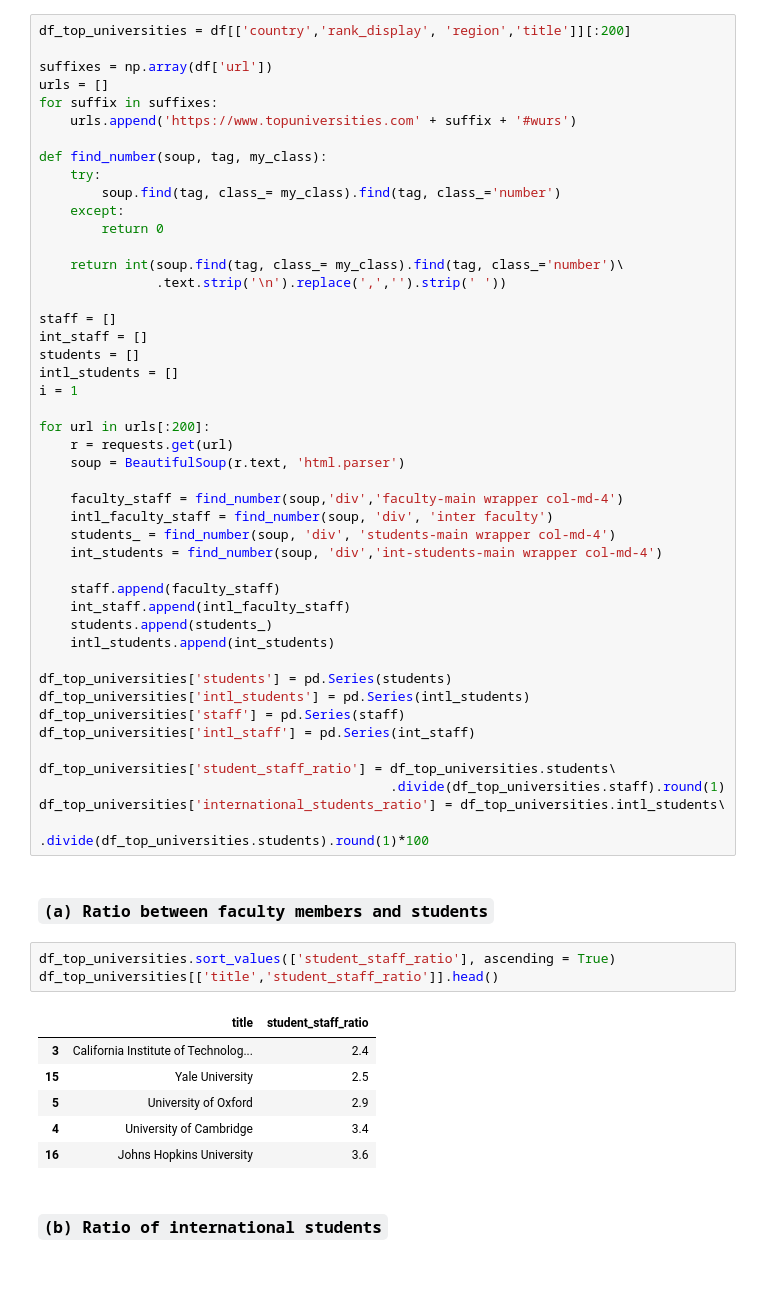
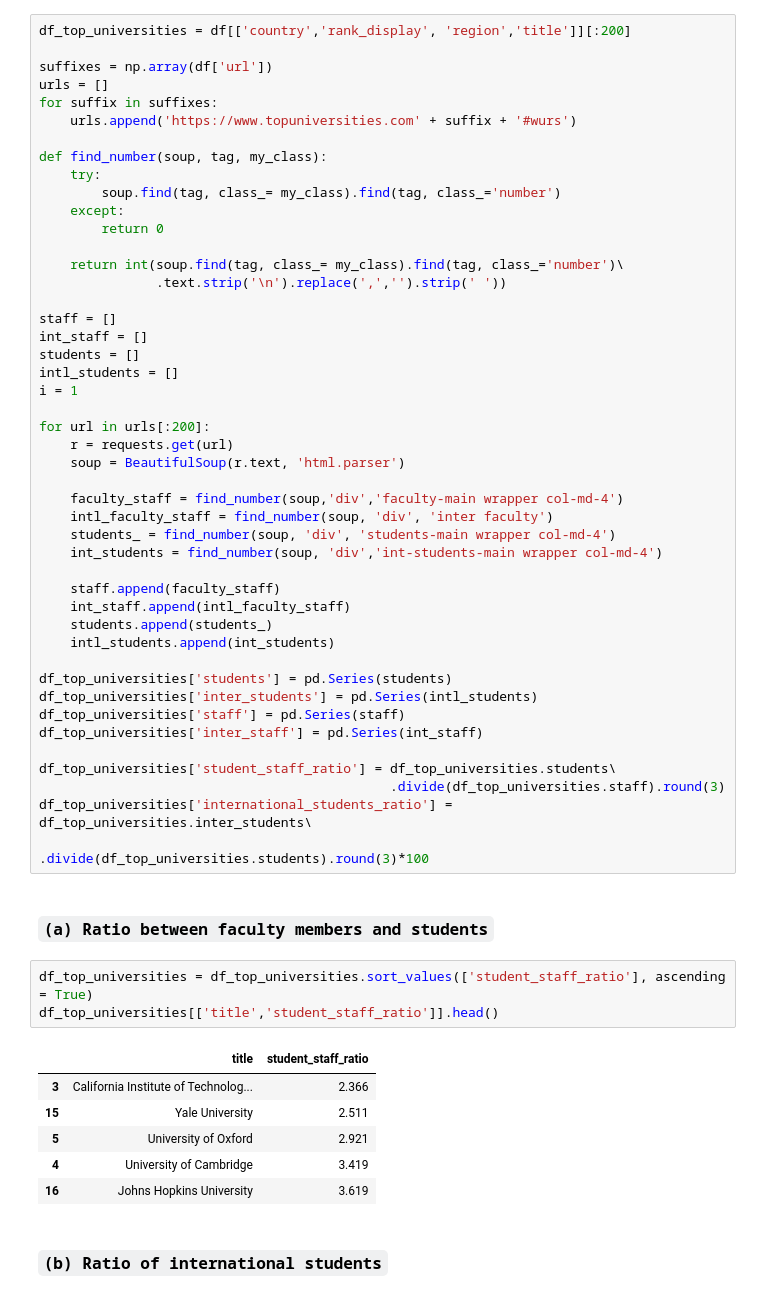
Before and after one commit to oabouzaid/Applied-Data-Analysis, a Jupyter notebook: homework2/1_2_5.ipynb, the cells around one changed output. Drawn from its saved outputs; the diff is of its cells as text.

```diff
--- a/homework2/task1and2.ipynb
+++ b/homework2/1_2_5.ipynb
@@ -54,26 +54,26 @@ for url in urls[:200]:
     intl_students.append(int_students)
 
 df_top_universities['students'] = pd.Series(students)
-df_top_universities['intl_students'] = pd.Series(intl_students)
+df_top_universities['inter_students'] = pd.Series(intl_students)
 df_top_universities['staff'] = pd.Series(staff)
-df_top_universities['intl_staff'] = pd.Series(int_staff)
+df_top_universities['inter_staff'] = pd.Series(int_staff)
 
 df_top_universities['student_staff_ratio'] = df_top_universities.students\
-                                             .divide(df_top_universities.staff).round(1)
-df_top_universities['international_students_ratio'] = df_top_universities.intl_students\
-                                                      .divide(df_top_universities.students).round(1)*100
+                                             .divide(df_top_universities.staff).round(3)
+df_top_universities['international_students_ratio'] = df_top_universities.inter_students\
+                                                      .divide(df_top_universities.students).round(3)*100
 # %% [markdown]
 ### `(a) Ratio between faculty members and students`
 # %%
-df_top_universities.sort_values(['student_staff_ratio'], ascending = True)
+df_top_universities = df_top_universities.sort_values(['student_staff_ratio'], ascending = True)
 df_top_universities[['title','student_staff_ratio']].head()
 # %% [output]
 |  | title | student_staff_ratio |
-| 3 | California Institute of Technolog... | 2.4 |
-| 15 | Yale University | 2.5 |
-| 5 | University of Oxford | 2.9 |
-| 4 | University of Cambridge | 3.4 |
-| 16 | Johns Hopkins University | 3.6 |
+| 3 | California Institute of Technolog... | 2.366 |
+| 15 | Yale University | 2.511 |
+| 5 | University of Oxford | 2.921 |
+| 4 | University of Cambridge | 3.419 |
+| 16 | Johns Hopkins University | 3.619 |
 # %% [markdown]
 ### `(b) Ratio of international students`
 # %%
```
Also changed, not shown: parts of 30 cells of this notebook.
